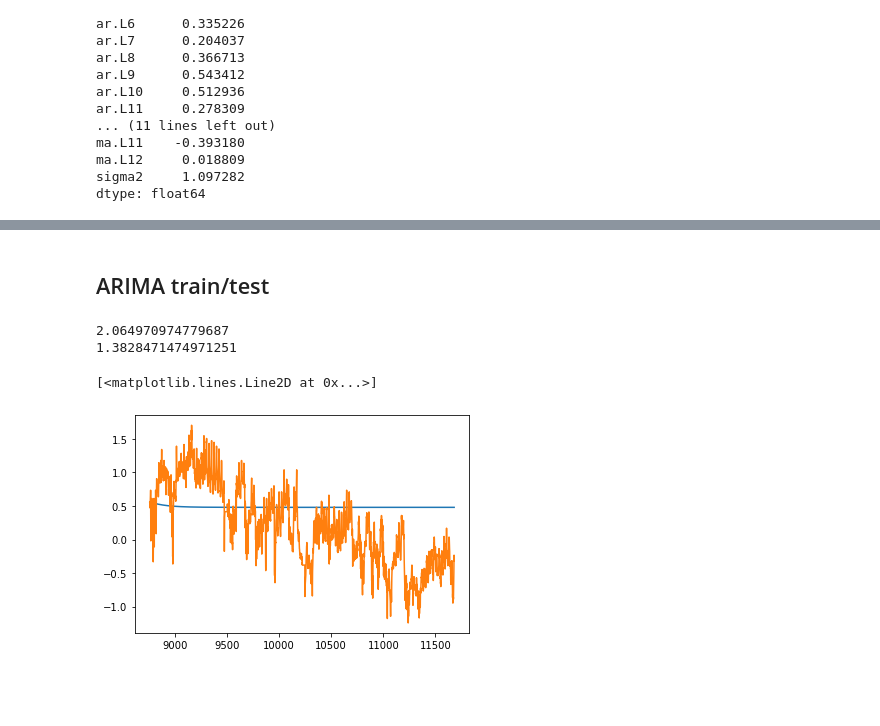
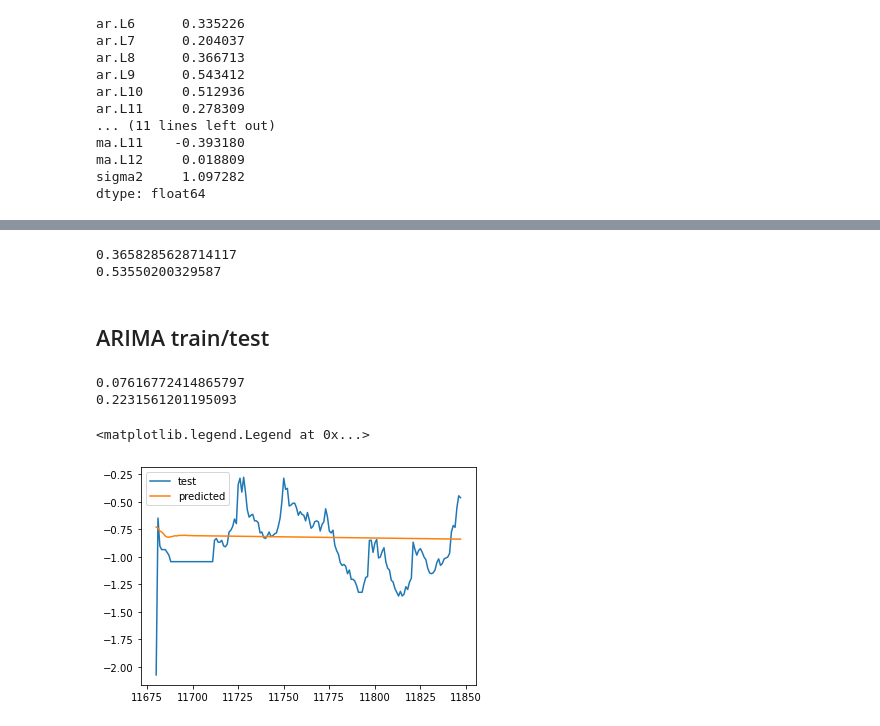
Before and after one commit to dmohorcic/SU_project, a Jupyter notebook: ARIMA/ARIMA_test.ipynb, the cells around one changed output, grey strips where cells are left out. Drawn from its saved outputs; the diff is of its cells as text; code cells hidden in the pictures; blank space fills up the shorter version.

```diff
--- a/ARIMA/ARIMA_test.ipynb
+++ b/ARIMA/ARIMA_test.ipynb
@@ -151,3 +190,9 @@ plt.show()
+# %%
+print(((test-res)**2).mean()) #MSE
+print((test-res).abs().mean()) #MAE
+# %% [output]
+0.3658285628714117
+0.53550200329587
 # %% [markdown]
 ## ARIMA train/test
 # %%
@@ -165,11 +200,9 @@ for num in numerical:
 # %%
-train = data.OT[:8760]
-validation = data.OT[8760:11680]
-tr_val = data.OT[:11680]
+train = data.OT[:11680]
 test = data.OT[11680:14600]
 # %%
-order = (2, 0, 2)
-model = ARIMA(tr_val, order=order)
+order = (12, 1, 4)
+model = ARIMA(train.diff().dropna(), order=order)
 fitted = model.fit()
 # %%
-fc = fitted.forecast(test.shape[0])
+fc = fitted.forecast(future)
@@ -176,12 +211,19 @@ fc = fitted.forecast(test.shape[0])
+# %%
+res = [train[test.index[0]-1]]
+for i in test.index[:future]:
+    res.append(res[-1]+fc[i-1])
+res = res[1:]
+res = pd.Series(data=res, index=[i for i in test.index[:future]])
 # %%
-print(((fc-test)**2).mean()) #MSE
-print((fc-test).abs().mean()) #MAE
+print(((res-test)**2).mean()) #MSE
+print((res-test).abs().mean()) #MAE
 # %% [output]
-2.064970974779687
-1.3828471474971251
+0.07616772414865797
+0.2231561201195093
 # %%
-plt.plot(fc)
-plt.plot(validation)
+plt.plot(test[:future], label="test")
+plt.plot(res, label="predicted")
+plt.legend()
 # %% [output]
-[<matplotlib.lines.Line2D at 0x...>]
+<matplotlib.legend.Legend at 0x...>
-[figure, old version]
+[figure, new version]
```
Also changed, not shown: parts of 16 cells of this notebook, 6 other files.
